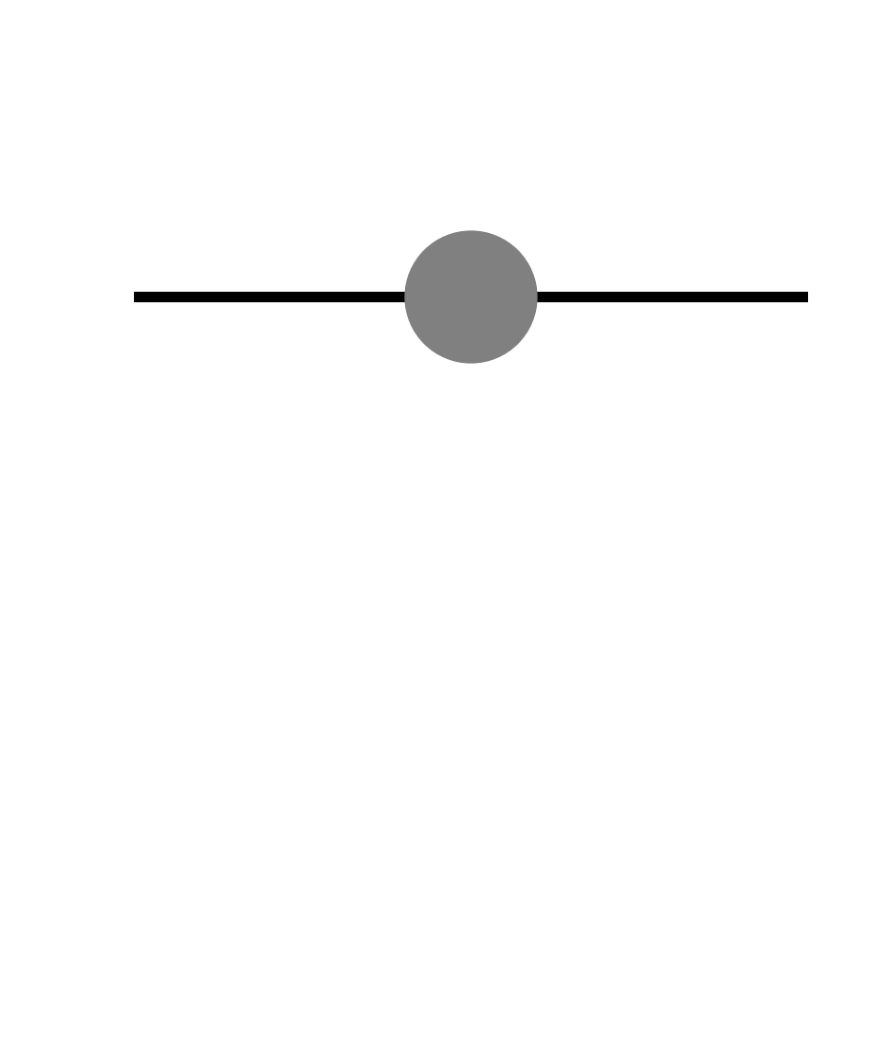
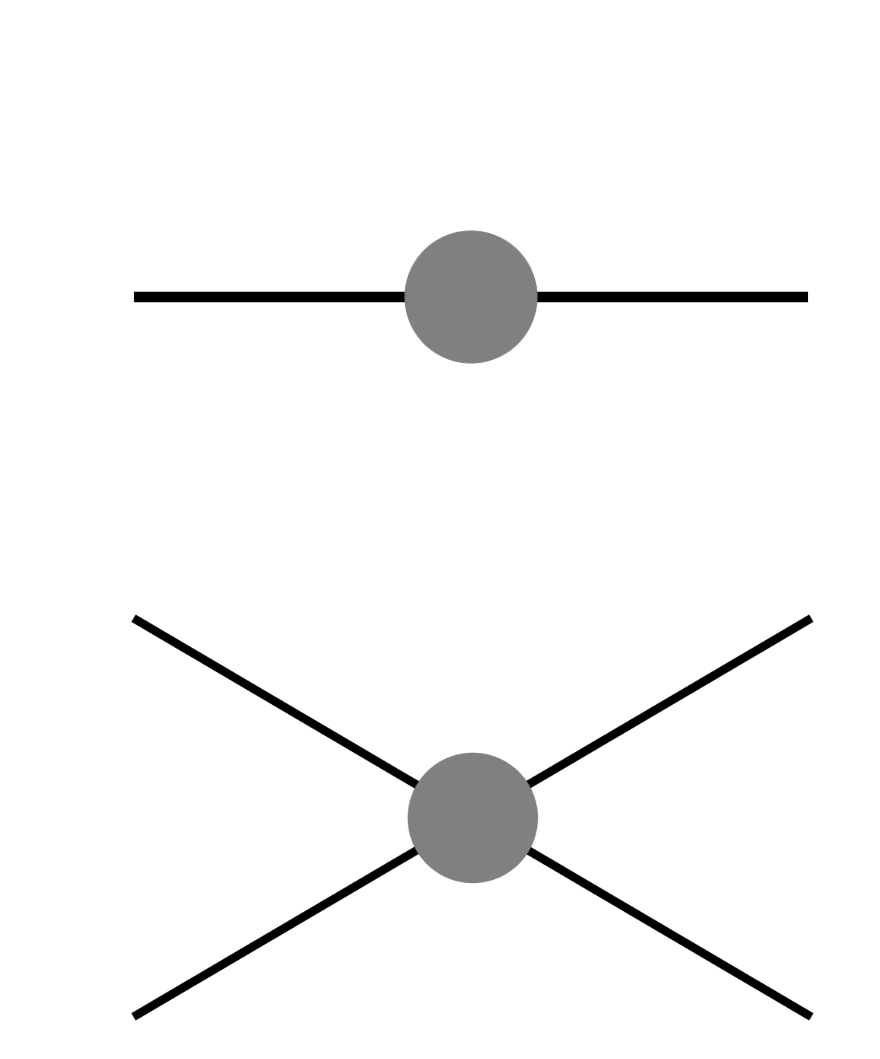
Before and after one commit to liuzhuozhuo/edp-renormalization, a Jupyter notebook: thesis/otherfigures.ipynb, the cells around one changed output. Cells and saved outputs as stored; diff of their text form; code cells hidden in the pictures; blank space fills up the shorter version.

Commit message:
update other figures

```diff
--- a/thesis/otherfigures.ipynb
+++ b/thesis/otherfigures.ipynb
@@ -380,3 +380,31 @@ plt.tight_layout()
 plt.show()
 # %% [output]
 [figure]
+# %%
+import matplotlib.pyplot as plt
+
+# Define coordinates (just use a list of (x, y) tuples)
+coordinates = [(1, 3),(1, 1),(3, 2), (5, 1), (5, 3)]
+
+# Auto-generate names: P₀, P₁, P₂, ...
+names = [f"{i}" for i in range(len(coordinates))]
+positions = dict(zip(names, coordinates))
+
+# Define undirected edges using the point names
+edges = [('0', '2'), ('1', '2'), ('2', '3'), ('2', '4')]
+
+# Plot
+plt.figure(figsize=(10, 6))
+
+for u, v in edges:
+    x1, y1 = positions[u]
+    x2, y2 = positions[v]
+    plt.plot([x1, x2], [y1, y2], 'k-', linewidth=8)
+
+plt.scatter(3, 2, s=15000, color='gray', zorder=5)
+
+plt.axis('off')
+plt.tight_layout()
+plt.show()
+# %% [output]
+[figure, added]
```
